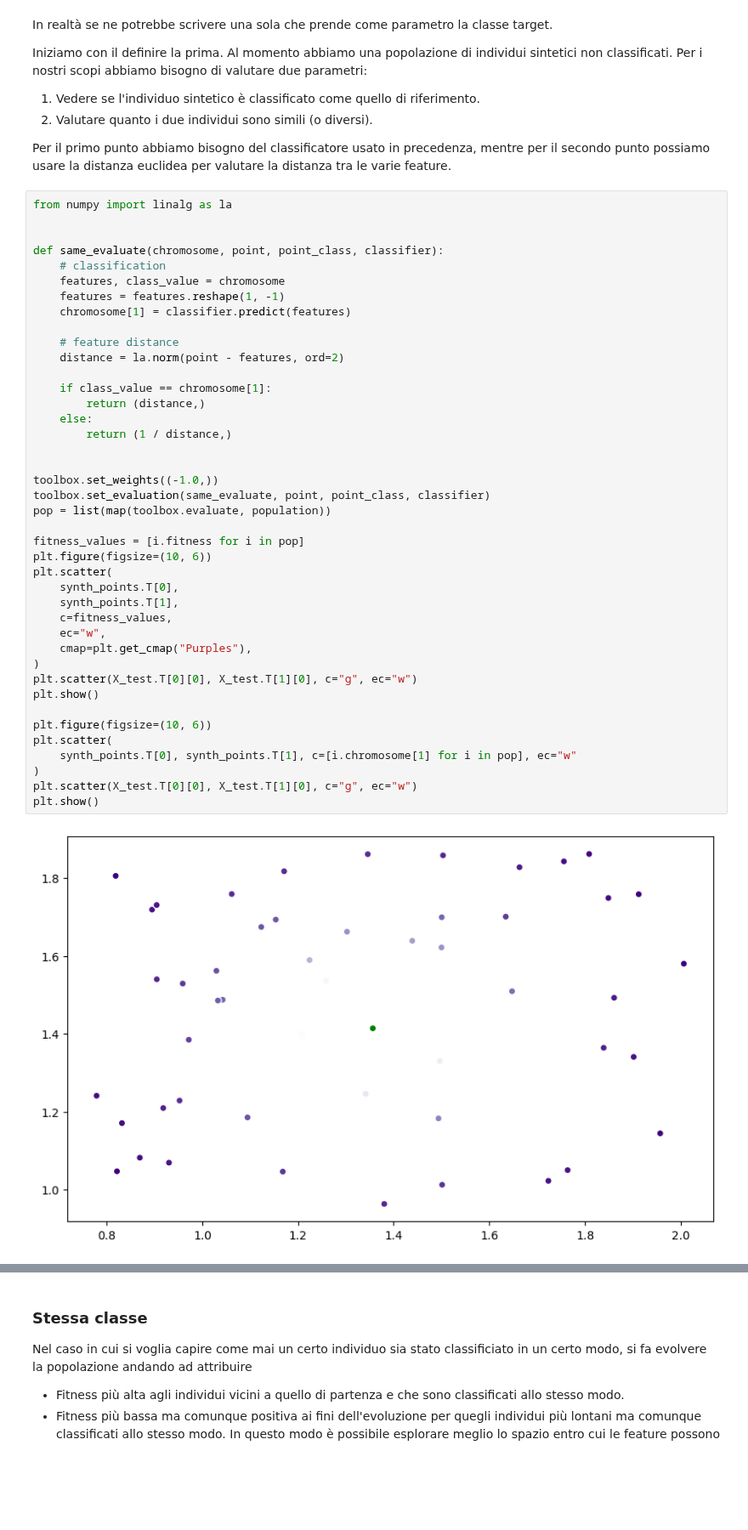
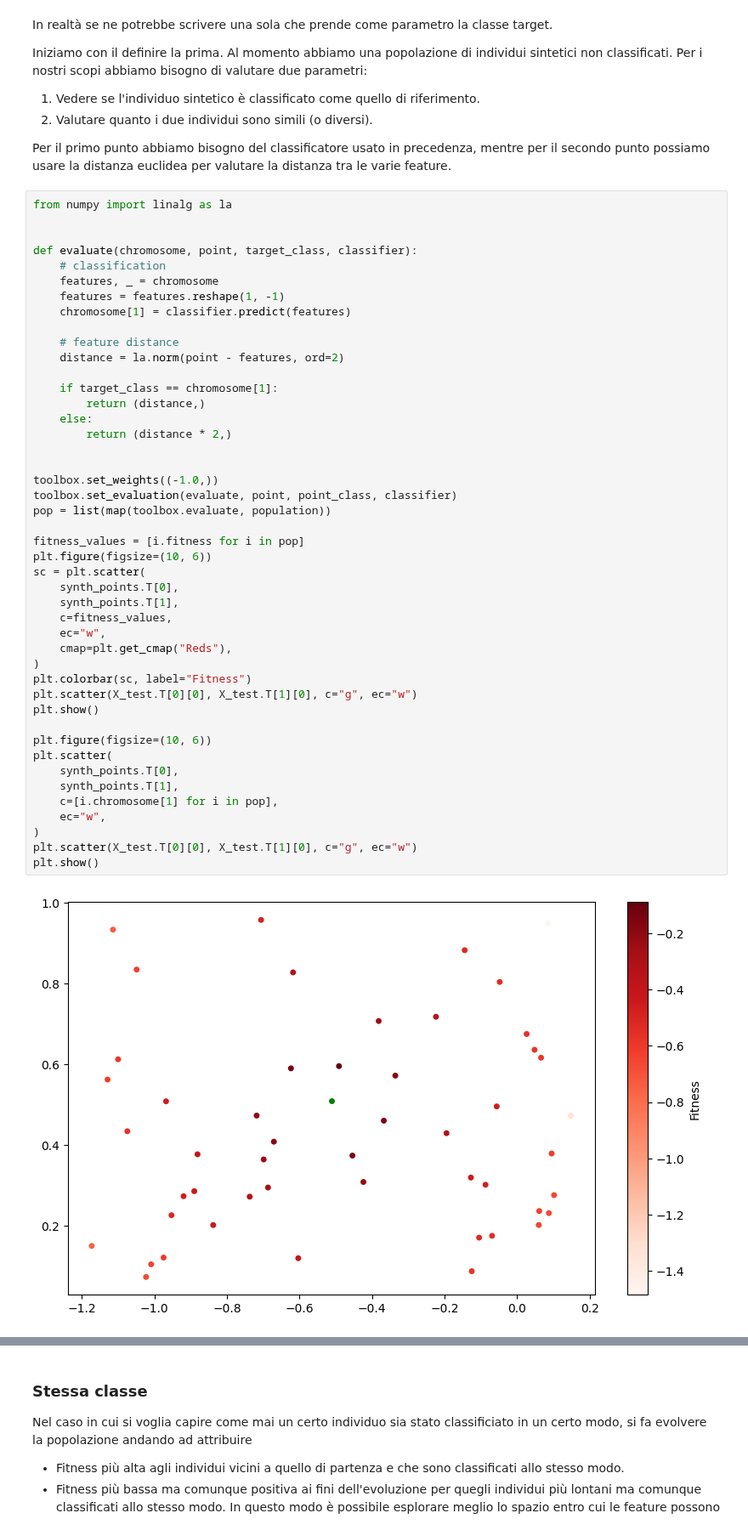
Before and after one commit to FedericoBustaffa/thesis, a Jupyter notebook: src/explain_classifier.ipynb, the cells around one changed output, grey strips where cells are left out. Shown at 85% size. Saved outputs shown, nothing was run; the diff lists cells and outputs as text; blank space fills up the shorter version.

```diff
--- a/src/explain_classifier.ipynb
+++ b/src/explain_classifier.ipynb
@@ -202,42 +204,46 @@ la distanza tra le varie feature.
 from numpy import linalg as la
 
 
-def same_evaluate(chromosome, point, point_class, classifier):
+def evaluate(chromosome, point, target_class, classifier):
     # classification
-    features, class_value = chromosome
+    features, _ = chromosome
     features = features.reshape(1, -1)
     chromosome[1] = classifier.predict(features)
 
     # feature distance
     distance = la.norm(point - features, ord=2)
 
-    if class_value == chromosome[1]:
+    if target_class == chromosome[1]:
         return (distance,)
     else:
-        return (1 / distance,)
+        return (distance * 2,)
 
 
 toolbox.set_weights((-1.0,))
-toolbox.set_evaluation(same_evaluate, point, point_class, classifier)
+toolbox.set_evaluation(evaluate, point, point_class, classifier)
 pop = list(map(toolbox.evaluate, population))
 
 fitness_values = [i.fitness for i in pop]
 plt.figure(figsize=(10, 6))
-plt.scatter(
+sc = plt.scatter(
     synth_points.T[0],
     synth_points.T[1],
     c=fitness_values,
     ec="w",
-    cmap=plt.get_cmap("Purples"),
+    cmap=plt.get_cmap("Reds"),
 )
+plt.colorbar(sc, label="Fitness")
 plt.scatter(X_test.T[0][0], X_test.T[1][0], c="g", ec="w")
 plt.show()
 
 plt.figure(figsize=(10, 6))
 plt.scatter(
-    synth_points.T[0], synth_points.T[1], c=[i.chromosome[1] for i in pop], ec="w"
+    synth_points.T[0],
+    synth_points.T[1],
+    c=[i.chromosome[1] for i in pop],
+    ec="w",
 )
 plt.scatter(X_test.T[0][0], X_test.T[1][0], c="g", ec="w")
 plt.show()
 # %% [output]
-[figure, old version]
+[figure, new version]
```
Also changed, not shown: parts of 8 cells of this notebook.
